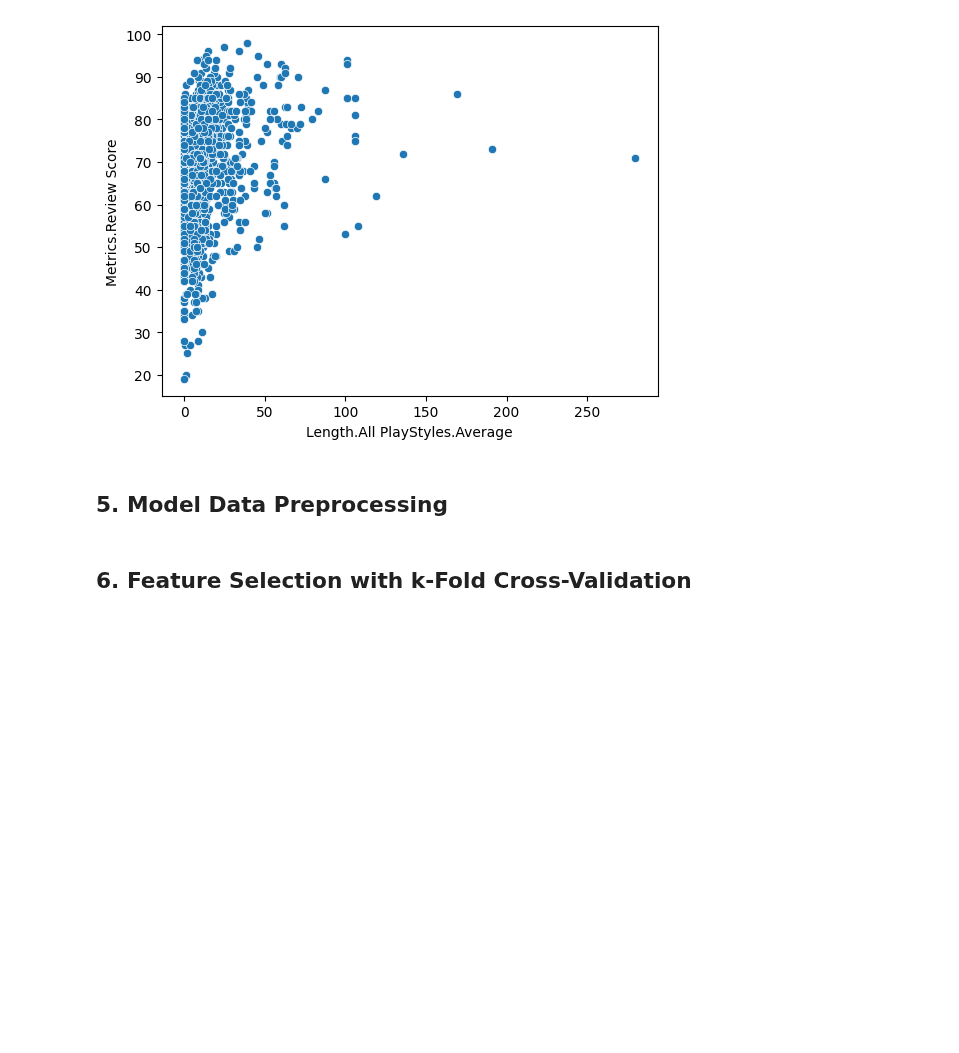
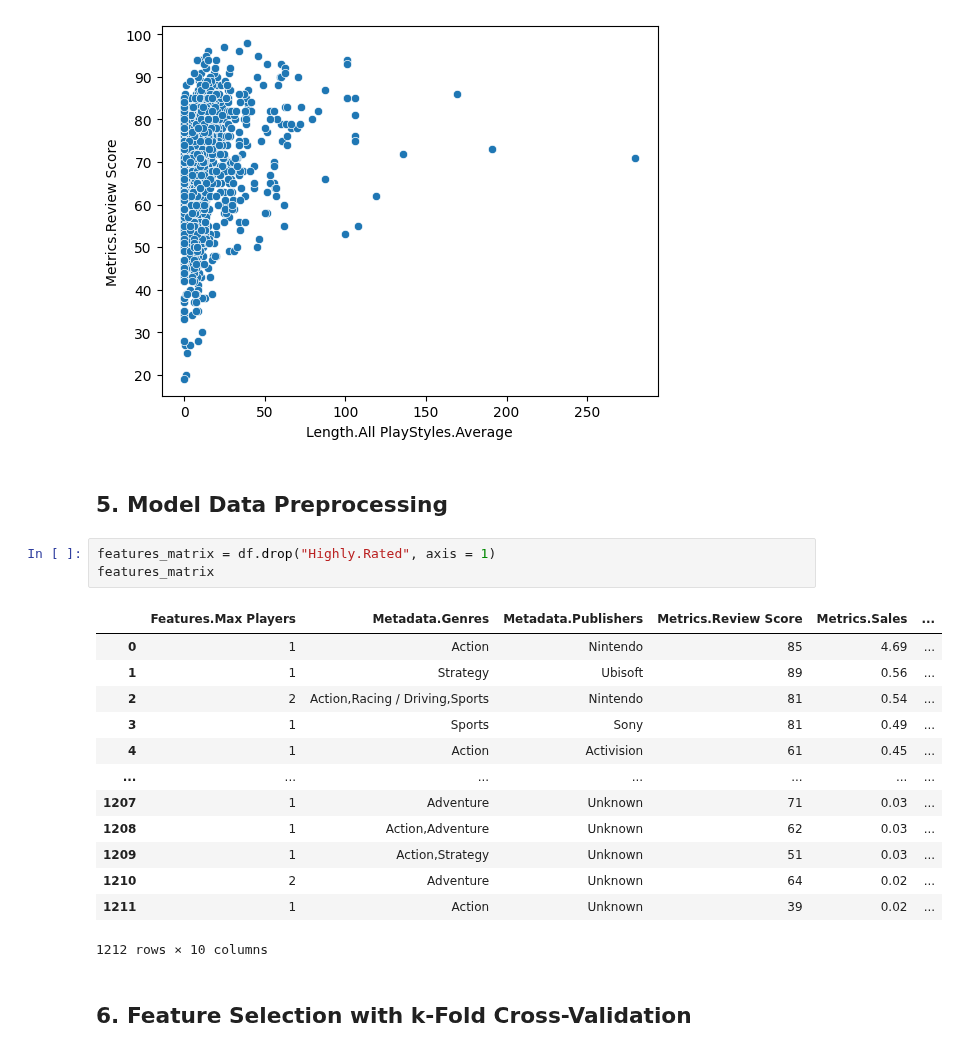
Before and after one commit to afifshomali/STAT207_FinalProejct, a Jupyter notebook: Final_Project_YOURNAMESHERE.ipynb, the cells around one changed output. Saved outputs shown, nothing was run; the diff lists cells and outputs as text; blank space fills up the shorter version.

```diff
--- a/Final_Project_YOURNAMESHERE.ipynb
+++ b/Final_Project_YOURNAMESHERE.ipynb
@@ -264,6 +264,23 @@ plt.show()
 [figure]
 # %% [markdown]
 ## 5. Model Data Preprocessing
+# %%
+features_matrix = df.drop("Highly.Rated", axis = 1)
+features_matrix
+# %% [output]
+|  | Features.Max Players | Metadata.Genres | Metadata.Publishers | Metrics.Review Score | Metrics.Sales | ... |
+| 0 | 1 | Action | Nintendo | 85 | 4.69 | ... |
+| 1 | 1 | Strategy | Ubisoft | 89 | 0.56 | ... |
+| 2 | 2 | Action,Racing / Driving,Sports | Nintendo | 81 | 0.54 | ... |
+| 3 | 1 | Sports | Sony | 81 | 0.49 | ... |
+| 4 | 1 | Action | Activision | 61 | 0.45 | ... |
+| ... | ... | ... | ... | ... | ... | ... |
+| 1207 | 1 | Adventure | Unknown | 71 | 0.03 | ... |
+| 1208 | 1 | Action,Adventure | Unknown | 62 | 0.03 | ... |
+| 1209 | 1 | Action,Strategy | Unknown | 51 | 0.03 | ... |
+| 1210 | 2 | Adventure | Unknown | 64 | 0.02 | ... |
+| 1211 | 1 | Action | Unknown | 39 | 0.02 | ... |
+1212 rows × 10 columns
 # %% [markdown]
 ## 6. Feature Selection with k-Fold Cross-Validation
 # %% [markdown]
```
